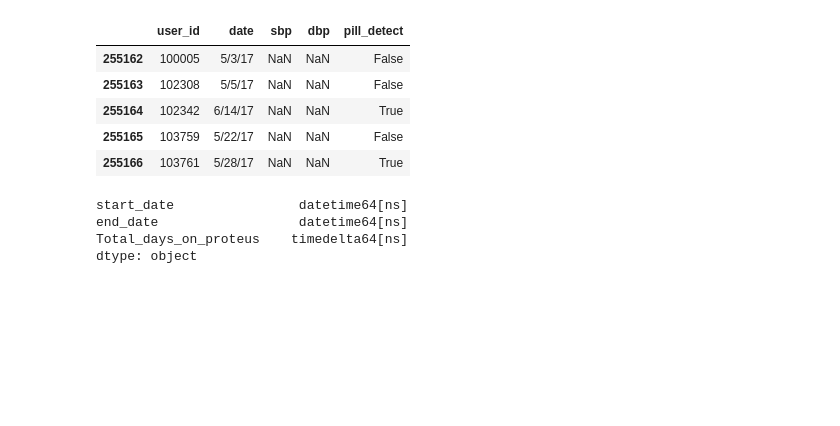
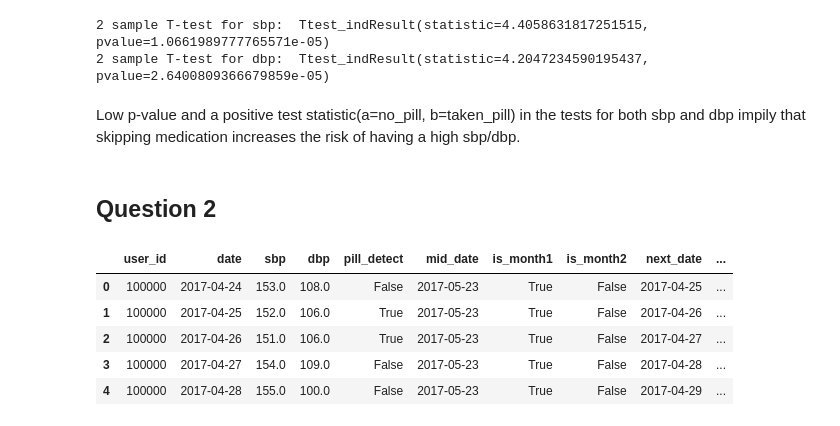
Before and after one commit to narayana1043/datascience_challenges, a Jupyter notebook: blood_pressure_predictions/blood_pressure_analysis.ipynb, the cells around one changed output. Cells and saved outputs as stored; diff of their text form; code cells hidden in the pictures; blank space fills up the shorter version.

```diff
--- a/blood_pressure_predictions/blood_pressure_analysis.ipynb
+++ b/blood_pressure_predictions/blood_pressure_analysis.ipynb
@@ -89,0 +55,29 @@ display(bp_medication_df[(bp_medication_df['sbp'].isna()) | (bp_medication_df['d
+# %%
+# Check for patients with sbp=0 or dbp=0
+zero_bp_users = bp_medication_df_raw[(bp_medication_df_raw['dbp'] == 0) |
+                                     (bp_medication_df_raw['sbp'] == 0)]['user_id'].unique().tolist()
+print("users with zero values in sbp/dbp : ", len(zero_bp_users))
+
+# Check patients with missing data
+na_users = bp_medication_df_raw[(bp_medication_df_raw['pill_detect'].isna()) |
+                                  (bp_medication_df_raw['sbp'].isna()) |
+                                  (bp_medication_df_raw['dbp'].isna())]['user_id'].unique()
+print("users with missing pill_detect/sbp/dbp", len(na_users))
+
+# Check patients for gaps between injections
+bp_medication_df_raw['next_date'] = bp_medication_df_raw.groupby('user_id')['date'].shift(-1)
+bp_medication_df_raw['follow_up_gap'] = bp_medication_df_raw['next_date'] - bp_medication_df_raw['date']
+bp_medication_df_raw.groupby('follow_up_gap')['user_id'].nunique()
+gap_users = {}
+for i in range(1, 6):
+    gap_users[i] = bp_medication_df_raw[bp_medication_df_raw[
+        'follow_up_gap'].dt.days >= i]['user_id'].unique().tolist()
+    print("users with", i, "days or greater gap between medication follow up", len(gap_users[i]))
+
+# Check if any users have abnormal values in sbp/dbp
+abnormal_users = bp_medication_df_raw[~((bp_medication_df_raw.sbp < 240) |
+                                        (bp_medication_df_raw.sbp > 90) |
+                                        (bp_medication_df_raw.dbp > 40) |
+                                        (bp_medication_df_raw.dbp < 160))]['user_id'].unique().tolist()
+
+print("users with abnormal  values in sbp/dbp", len(abnormal_users))
@@ -89,0 +99,12 @@ display(bp_medication_df[(bp_medication_df['sbp'].isna()) | (bp_medication_df['d
+# %%
+# filter patients in all dataframes
+drop_users = [*na_users, *gap_users[4], *zero_bp_users, *abnormal_users]
+print("Removing", len(drop_users), "users from the data")
+
+user_df = user_df_raw[~ user_df_raw['user_id'].isin(drop_users)]
+bp_medication_df = bp_medication_df_raw[~ bp_medication_df_raw['user_id'].isin(drop_users)]
+
+display(user_df.head())
+display(user_df.describe())
+display(bp_medication_df.head())
+display(bp_medication_df.describe())
@@ -90,16 +211,19 @@ display(bp_medication_df[(bp_medication_df['sbp'].isna()) | (bp_medication_df['d
+# %%
+print("2 sample T-test for sbp: ", ttest_ind(sbp_dbp_means.sbp_no_pill, sbp_dbp_means.sbp_taken_pill))
+print("2 sample T-test for dbp: ", ttest_ind(sbp_dbp_means.dbp_no_pill, sbp_dbp_means.dbp_taken_pill))
+# %% [output]
+2 sample T-test for sbp:  Ttest_indResult(statistic=4.4058631817251515, pvalue=1.0661989777765571e-05)
+2 sample T-test for dbp:  Ttest_indResult(statistic=4.2047234590195437, pvalue=2.6400809366679859e-05)
+# %% [markdown]
+Low p-value and a positive test statistic(a=no_pill, b=taken_pill) in the tests for both sbp and dbp impily that skipping medication increases the risk of having a high sbp/dbp.
+# %% [markdown]
+## Question 2
 # %%
-bp_medication_df[drop]
+bp_medication_df.head()
 # %% [output]
-|  | user_id | date | sbp | dbp | pill_detect |
-| 255162 | 100005 | 5/3/17 | NaN | NaN | False |
-| 255163 | 102308 | 5/5/17 | NaN | NaN | False |
-| 255164 | 102342 | 6/14/17 | NaN | NaN | True |
-| 255165 | 103759 | 5/22/17 | NaN | NaN | False |
-| 255166 | 103761 | 5/28/17 | NaN | NaN | True |
+|  | user_id | date | sbp | dbp | pill_detect | mid_date | is_month1 | is_month2 | next_date | ... |
+| 0 | 100000 | 2017-04-24 | 153.0 | 108.0 | False | 2017-05-23 | True | False | 2017-04-25 | ... |
+| 1 | 100000 | 2017-04-25 | 152.0 | 106.0 | True | 2017-05-23 | True | False | 2017-04-26 | ... |
+| 2 | 100000 | 2017-04-26 | 151.0 | 106.0 | True | 2017-05-23 | True | False | 2017-04-27 | ... |
+| 3 | 100000 | 2017-04-27 | 154.0 | 109.0 | False | 2017-05-23 | True | False | 2017-04-28 | ... |
+| 4 | 100000 | 2017-04-28 | 155.0 | 100.0 | False | 2017-05-23 | True | False | 2017-04-29 | ... |
-# %%
-dates.dtypes
-# %% [output]
-start_date                datetime64[ns]
-end_date                  datetime64[ns]
-Total_days_on_proteus    timedelta64[ns]
-dtype: object
```
Also changed, not shown: parts of 29 cells of this notebook.
